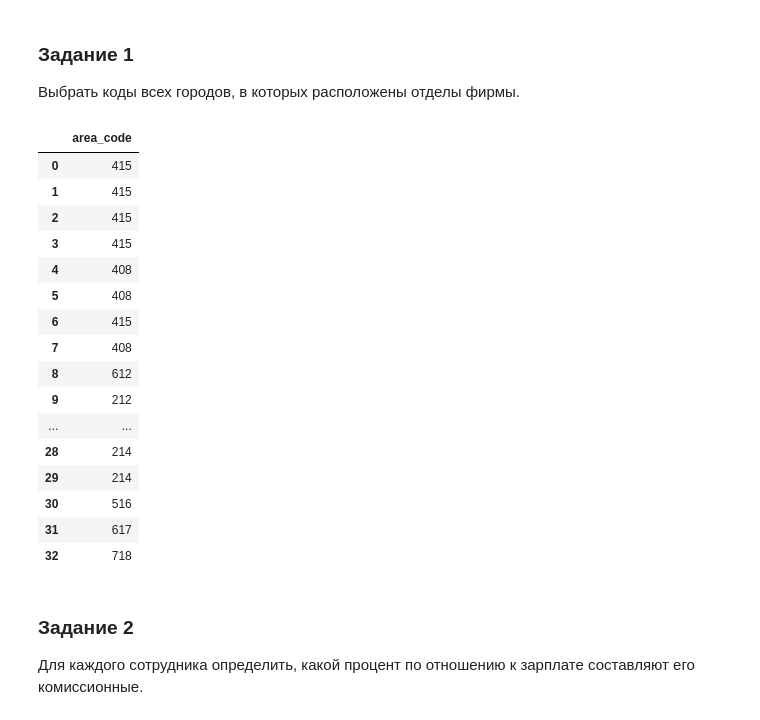
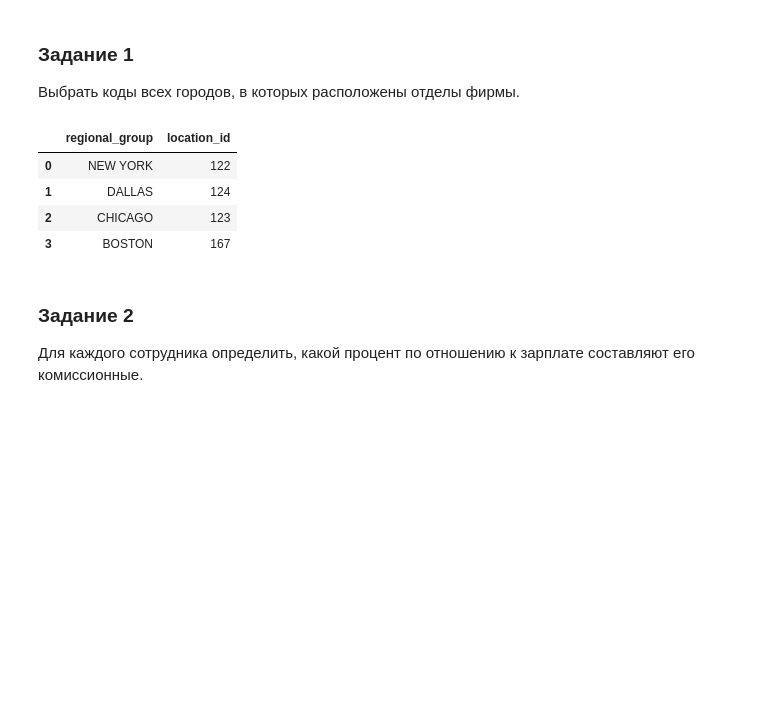
Before and after one commit to Ed00107/sbd1, a Jupyter notebook: Большое_ДЗ_1.ipynb, the cells around one changed output. Saved outputs shown, nothing was run; the diff lists cells and outputs as text; code cells hidden in the pictures; blank space fills up the shorter version.

```diff
--- a/Большое_ДЗ_1.ipynb
+++ b/Большое_ДЗ_1.ipynb
@@ -37,28 +37,17 @@ pd.read_sql_query("select * from da.customer limit 5", conn)
 Выбрать коды всех городов, в которых расположены отделы фирмы.
 # %%
 pd.read_sql_query("""
-Select area_code
-From da.customer
+SELECT  regional_group,  location_id
+
+FROM da.location
 
 """, conn)
 # %% [output]
-|  | area_code |
-| 0 | 415 |
-| 1 | 415 |
-| 2 | 415 |
-| 3 | 415 |
-| 4 | 408 |
-| 5 | 408 |
-| 6 | 415 |
-| 7 | 408 |
-| 8 | 612 |
-| 9 | 212 |
-| ... | ... |
-| 28 | 214 |
-| 29 | 214 |
-| 30 | 516 |
-| 31 | 617 |
-| 32 | 718 |
+|  | regional_group | location_id |
+| 0 | NEW YORK | 122 |
+| 1 | DALLAS | 124 |
+| 2 | CHICAGO | 123 |
+| 3 | BOSTON | 167 |
 # %% [markdown]
 ### Задание 2
 Для каждого сотрудника определить, какой процент по отношению к зарплате составляют его комиссионные.
```
Also changed, not shown: parts of 114 cells of this notebook.
